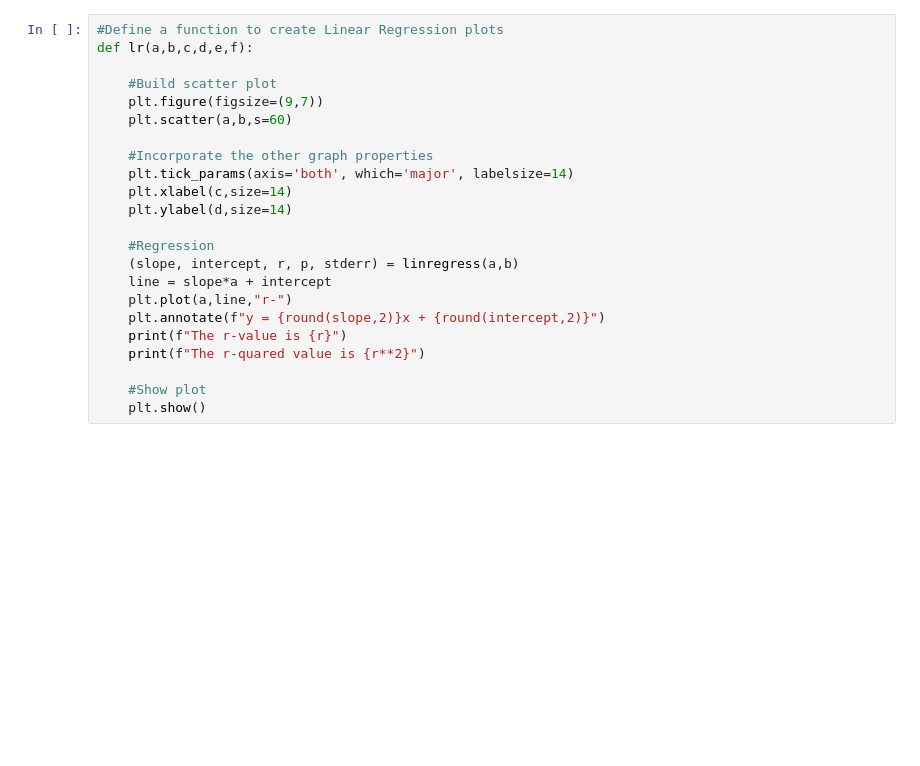
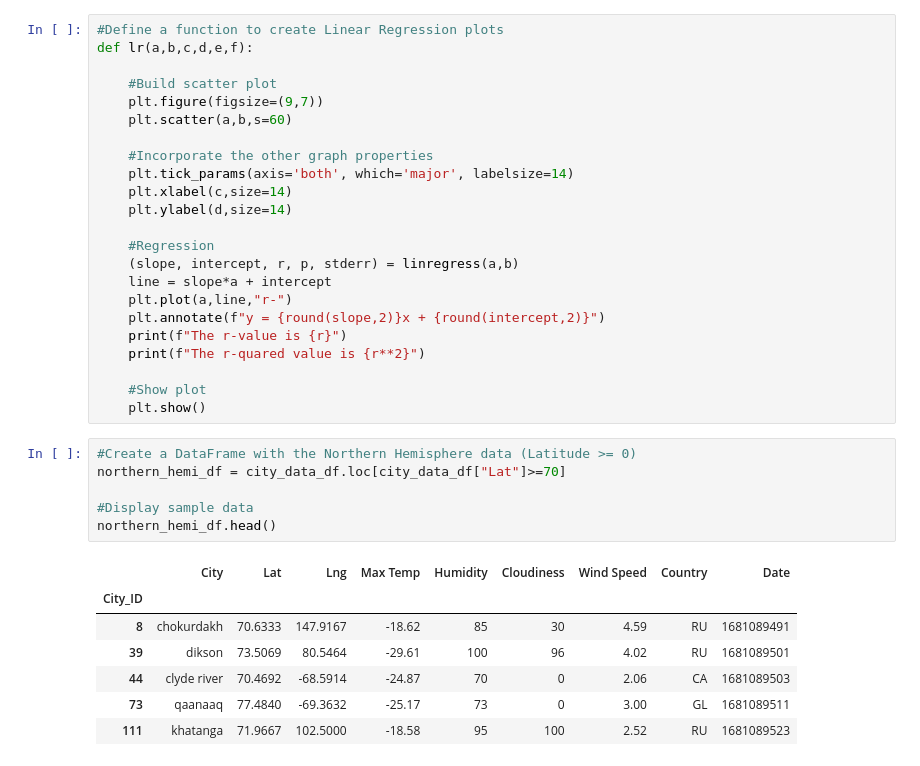
Before and after one commit to VinnyShankar/python-api-challenge, a Jupyter notebook: WeatherPy/WeatherPy.ipynb, the cells around one changed output. Drawn from its saved outputs; the diff is of its cells as text; blank space fills up the shorter version.

Commit message:
dfs for northern and southern hemispheres

```diff
--- a/WeatherPy/WeatherPy.ipynb
+++ b/WeatherPy/WeatherPy.ipynb
@@ -302,3 +302,17 @@ def lr(a,b,c,d,e,f):
 
     #Show plot
     plt.show()
+# %%
+#Create a DataFrame with the Northern Hemisphere data (Latitude >= 0)
+northern_hemi_df = city_data_df.loc[city_data_df["Lat"]>=70]
+
+#Display sample data
+northern_hemi_df.head()
+# %% [output]
+|  | City | Lat | Lng | Max Temp | Humidity | Cloudiness | Wind Speed | Country | Date |
+| City_ID |  |  |  |  |  |  |  |  |  |
+| 8 | chokurdakh | 70.6333 | 147.9167 | -18.62 | 85 | 30 | 4.59 | RU | 1681089491 |
+| 39 | dikson | 73.5069 | 80.5464 | -29.61 | 100 | 96 | 4.02 | RU | 1681089501 |
+| 44 | clyde river | 70.4692 | -68.5914 | -24.87 | 70 | 0 | 2.06 | CA | 1681089503 |
+| 73 | qaanaaq | 77.4840 | -69.3632 | -25.17 | 73 | 0 | 3.00 | GL | 1681089511 |
+| 111 | khatanga | 71.9667 | 102.5000 | -18.58 | 95 | 100 | 2.52 | RU | 1681089523 |
```
Also changed, not shown: parts of 1 cell of this notebook.
